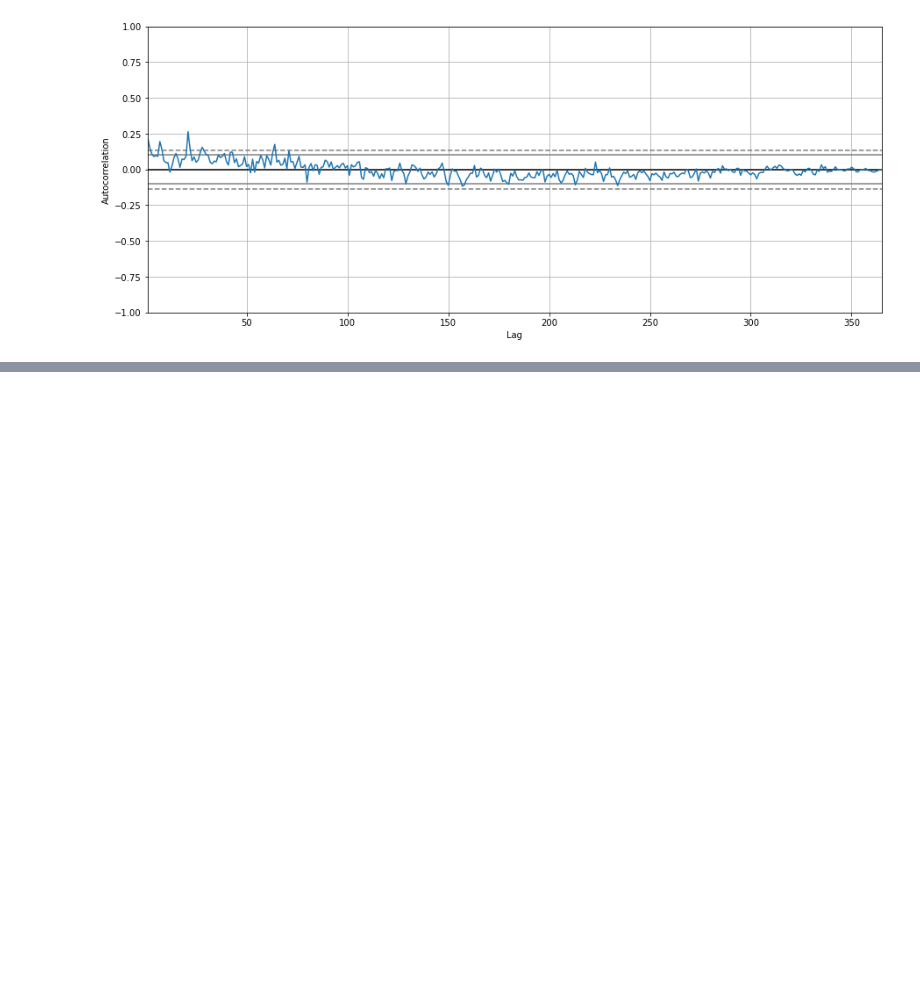
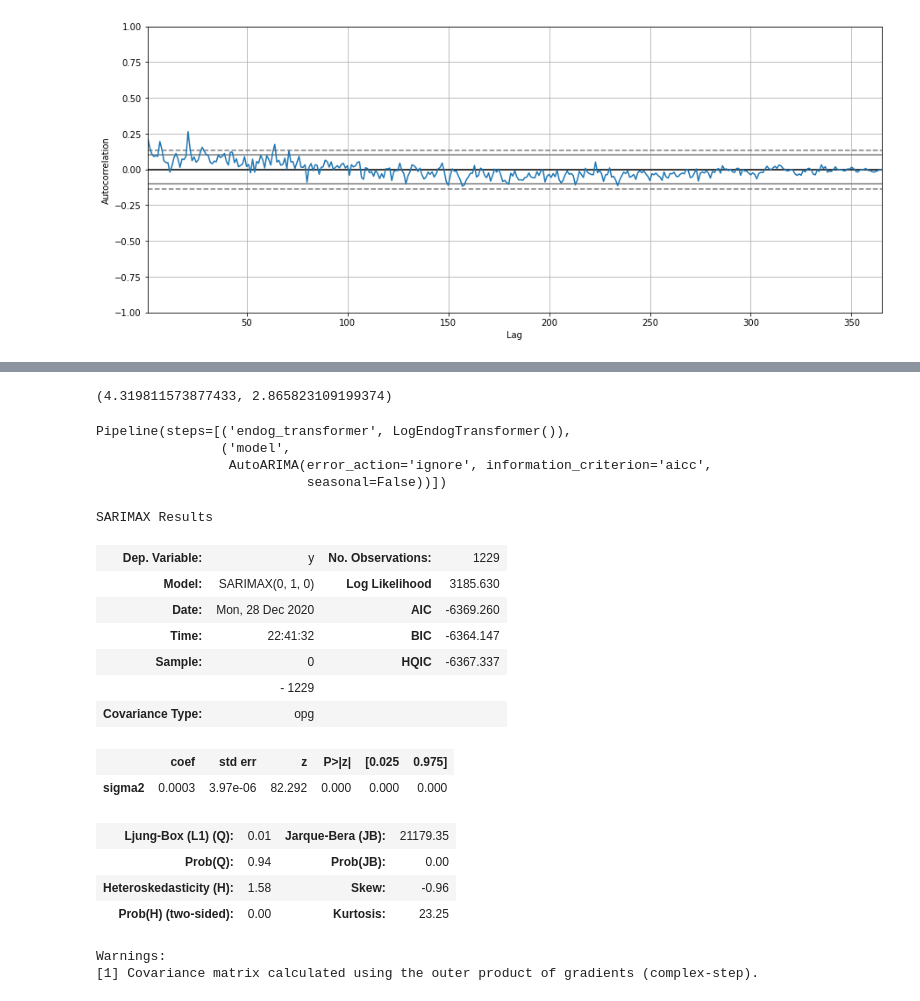
Before and after one commit to rjafarau/hands-on-time-series-analysis-python, a Jupyter notebook: source/CH04_Regression_Extension_Techniques_For_Time_Series_Data.ipynb, the cells around one changed output, grey strips where cells are left out. Saved outputs shown, nothing was run; the diff lists cells and outputs as text; code cells hidden in the pictures; blank space fills up the shorter version.

```diff
--- a/source/CH04_Regression_Extension_Techniques_For_Time_Series_Data.ipynb
+++ b/source/CH04_Regression_Extension_Techniques_For_Time_Series_Data.ipynb
@@ -141,0 +178,9 @@ pm.autocorr_plot(data_births['births'])
+# %%
+pipeline = Pipeline([
+    ('endog_transformer', LogEndogTransformer()),
+    ('model', pm.AutoARIMA(seasonal=False,
+                           information_criterion='aicc',
+                           suppress_warnings=True,
+                           error_action='ignore',
+                           trace=False))
+])
@@ -141,0 +194,30 @@ pm.autocorr_plot(data_births['births'])
+# %%
+cv_scores.mean(), cv_scores.std()
+# %% [output]
+(4.319811573877433, 2.865823109199374)
+# %%
+pipeline.fit(train)
+# %% [output]
+Pipeline(steps=[('endog_transformer', LogEndogTransformer()),
+                ('model',
+                 AutoARIMA(error_action='ignore', information_criterion='aicc',
+                           seasonal=False))])
+# %%
+pipeline.summary()
+# %% [output]
+SARIMAX Results
+| Dep. Variable: | y | No. Observations: | 1229 |
+| Model: | SARIMAX(0, 1, 0) | Log Likelihood | 3185.630 |
+| Date: | Mon, 28 Dec 2020 | AIC | -6369.260 |
+| Time: | 22:41:32 | BIC | -6364.147 |
+| Sample: | 0 | HQIC | -6367.337 |
+|  | - 1229 |  |  |
+| Covariance Type: | opg |  |  |
+|  | coef | std err | z | P>|z| | [0.025 | 0.975] |
+| sigma2 | 0.0003 | 3.97e-06 | 82.292 | 0.000 | 0.000 | 0.000 |
+| Ljung-Box (L1) (Q): | 0.01 | Jarque-Bera (JB): | 21179.35 |
+| Prob(Q): | 0.94 | Prob(JB): | 0.00 |
+| Heteroskedasticity (H): | 1.58 | Skew: | -0.96 |
+| Prob(H) (two-sided): | 0.00 | Kurtosis: | 23.25 |
+Warnings:
+[1] Covariance matrix calculated using the outer product of gradients (complex-step).
```
Also changed, not shown: parts of 19 cells of this notebook.
